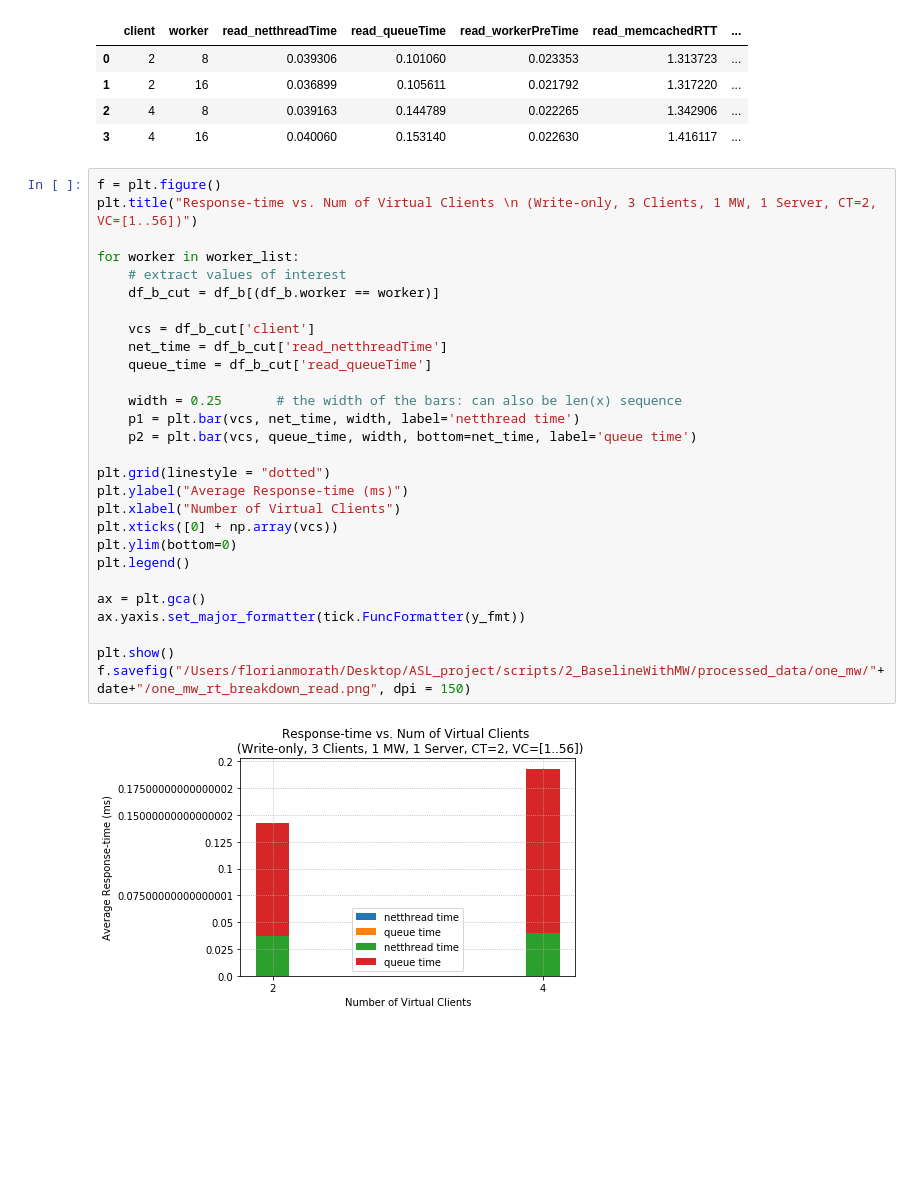
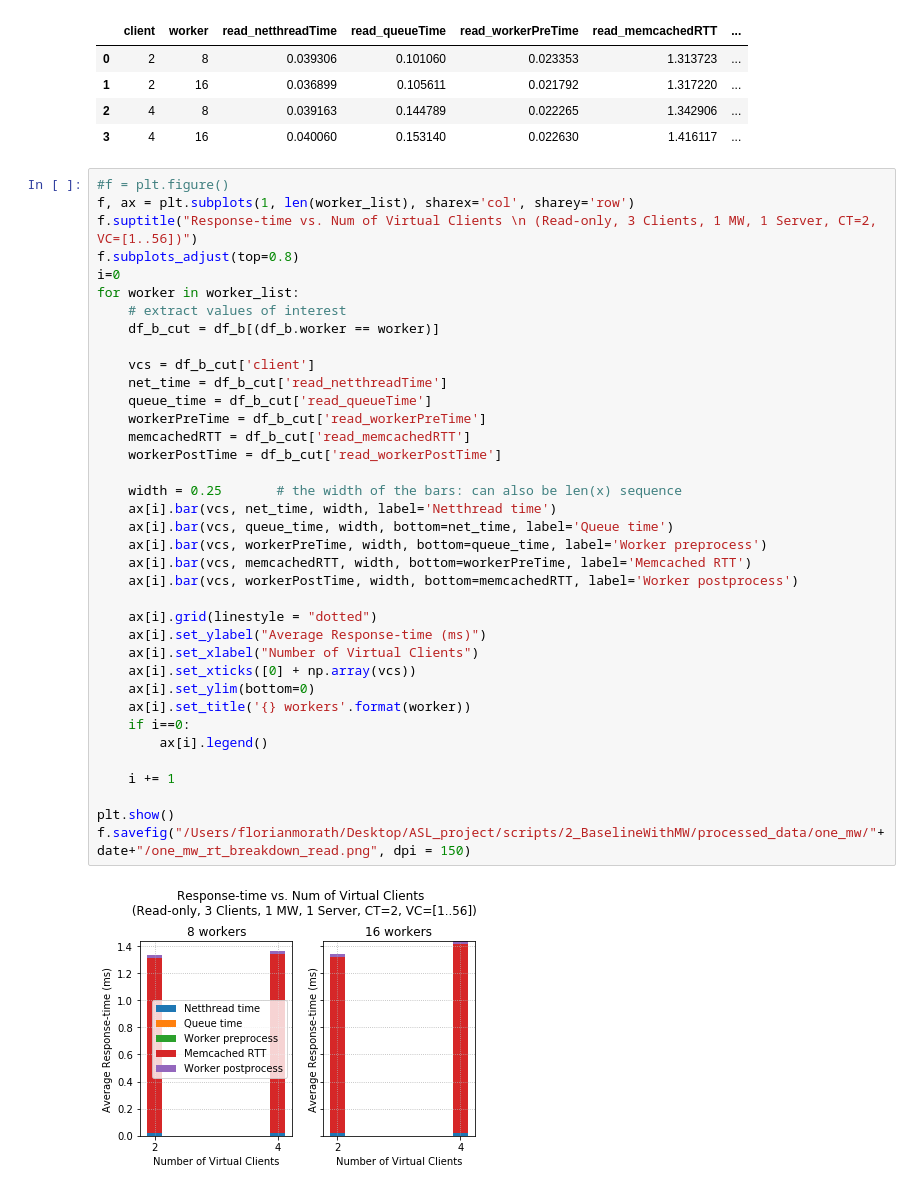
Before and after one commit to florianmorath/ASL_project, a Jupyter notebook: scripts/2_BaselineWithMW/plot_mw-logs_one_mw.ipynb, the cells around one changed output. Saved outputs shown, nothing was run; the diff lists cells and outputs as text; blank space fills up the shorter version.

Commit message:
scripts_2: added mw rt breakdown plotting

```diff
--- a/scripts/2_BaselineWithMW/plot_mw-logs_one_mw.ipynb
+++ b/scripts/2_BaselineWithMW/plot_mw-logs_one_mw.ipynb
@@ -245,32 +245,41 @@ df_b
 | 2 | 4 | 8 | 0.039163 | 0.144789 | 0.022265 | 1.342906 | ... |
 | 3 | 4 | 16 | 0.040060 | 0.153140 | 0.022630 | 1.416117 | ... |
 # %%
-f = plt.figure()
-plt.title("Response-time vs. Num of Virtual Clients \n (Write-only, 3 Clients, 1 MW, 1 Server, CT=2, VC=[1..56])")
-
+#f = plt.figure()
+f, ax = plt.subplots(1, len(worker_list), sharex='col', sharey='row')
+f.suptitle("Response-time vs. Num of Virtual Clients \n (Read-only, 3 Clients, 1 MW, 1 Server, CT=2, VC=[1..56])")
+f.subplots_adjust(top=0.8)
+i=0
 for worker in worker_list:
     # extract values of interest
     df_b_cut = df_b[(df_b.worker == worker)]
 
     vcs = df_b_cut['client']
     net_time = df_b_cut['read_netthreadTime']
     queue_time = df_b_cut['read_queueTime']
+    workerPreTime = df_b_cut['read_workerPreTime']
+    memcachedRTT = df_b_cut['read_memcachedRTT']
+    workerPostTime = df_b_cut['read_workerPostTime']
 
     width = 0.25       # the width of the bars: can also be len(x) sequence
-    p1 = plt.bar(vcs, net_time, width, label='netthread time')
-    p2 = plt.bar(vcs, queue_time, width, bottom=net_time, label='queue time')
+    ax[i].bar(vcs, net_time, width, label='Netthread time')
+    ax[i].bar(vcs, queue_time, width, bottom=net_time, label='Queue time')
+    ax[i].bar(vcs, workerPreTime, width, bottom=queue_time, label='Worker preprocess')
+    ax[i].bar(vcs, memcachedRTT, width, bottom=workerPreTime, label='Memcached RTT')
+    ax[i].bar(vcs, workerPostTime, width, bottom=memcachedRTT, label='Worker postprocess')
 
-plt.grid(linestyle = "dotted")
-plt.ylabel("Average Response-time (ms)")
-plt.xlabel("Number of Virtual Clients")
-plt.xticks([0] + np.array(vcs))
-plt.ylim(bottom=0)
-plt.legend()
+    ax[i].grid(linestyle = "dotted")
+    ax[i].set_ylabel("Average Response-time (ms)")
+    ax[i].set_xlabel("Number of Virtual Clients")
+    ax[i].set_xticks([0] + np.array(vcs))
+    ax[i].set_ylim(bottom=0)
+    ax[i].set_title('{} workers'.format(worker))
+    if i==0:
+        ax[i].legend()
 
-ax = plt.gca()
-ax.yaxis.set_major_formatter(tick.FuncFormatter(y_fmt))
+    i += 1
 
 plt.show()
 f.savefig("/Users/florianmorath/Desktop/ASL_project/scripts/2_BaselineWithMW/processed_data/one_mw/"+date+"/one_mw_rt_breakdown_read.png", dpi = 150)
 # %% [output]
-[figure, old version]
+[figure, new version]
```
Also changed, not shown: parts of 2 cells of this notebook, 2 other files.
